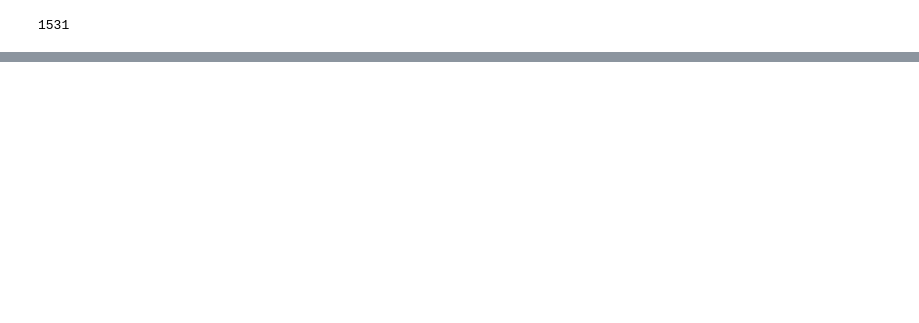
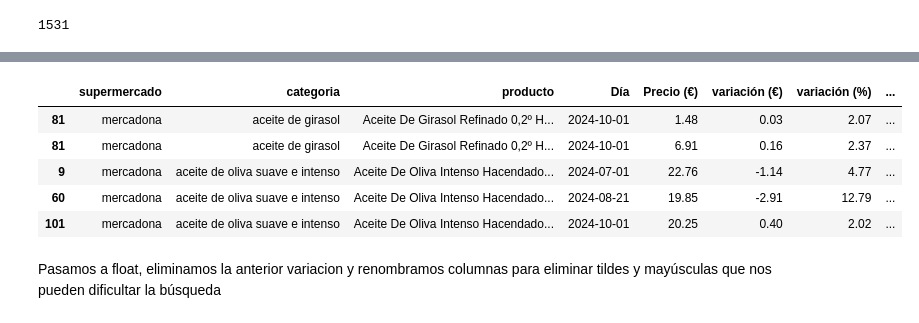
Before and after one commit to apelsito/Proyecto4-AnalisisFacua, a Jupyter notebook: notebooks/01_Scraping.ipynb, the cells around one changed output, grey strips where cells are left out. Cells and saved outputs as stored; diff of their text form; code cells hidden in the pictures; blank space fills up the shorter version.

```diff
--- a/notebooks/01_Scraping.ipynb
+++ b/notebooks/01_Scraping.ipynb
@@ -183,0 +326,3 @@ df_historicos
+# %%
+df_historicos["variación (%)"] = df_historicos["variación (%)"].str.strip(")").str.replace(",",".")
+df_historicos["variación (%)"] = df_historicos["variación (%)"].str.strip("%")
@@ -183,0 +341,2 @@ df_historicos
+# %%
+df_historicos["variación (€)"] = df_historicos["variación (€)"].str.replace(",",".")
@@ -183,0 +355,2 @@ df_historicos
+# %%
+df_historicos["variación (€)"] = df_historicos["variación (€)"].astype(float)
@@ -183,0 +374,14 @@ df_historicos
+# %%
+df_historicos["nueva variacion (%)"] = round((df_historicos["variación (€)"] / (df_historicos["Precio (€)"] - df_historicos["variación (€)"])) * 100, 2)
+# %%
+condicion = df_historicos["variación (€)"] != 0
+df_historicos[condicion].head()
+# %% [output]
+|  | supermercado | categoria | producto | Día | Precio (€) | variación (€) | variación (%) | ... |
+| 81 | mercadona | aceite de girasol | Aceite De Girasol Refinado 0,2º H... | 2024-10-01 | 1.48 | 0.03 | 2.07 | ... |
+| 81 | mercadona | aceite de girasol | Aceite De Girasol Refinado 0,2º H... | 2024-10-01 | 6.91 | 0.16 | 2.37 | ... |
+| 9 | mercadona | aceite de oliva suave e intenso | Aceite De Oliva Intenso Hacendado... | 2024-07-01 | 22.76 | -1.14 | 4.77 | ... |
+| 60 | mercadona | aceite de oliva suave e intenso | Aceite De Oliva Intenso Hacendado... | 2024-08-21 | 19.85 | -2.91 | 12.79 | ... |
+| 101 | mercadona | aceite de oliva suave e intenso | Aceite De Oliva Intenso Hacendado... | 2024-10-01 | 20.25 | 0.40 | 2.02 | ... |
+# %% [markdown]
+Pasamos a float, eliminamos la anterior variacion y renombramos columnas para eliminar tildes y mayúsculas que nos pueden dificultar la búsqueda
```
Also changed, not shown: parts of 61 cells of this notebook, 7 other files.
